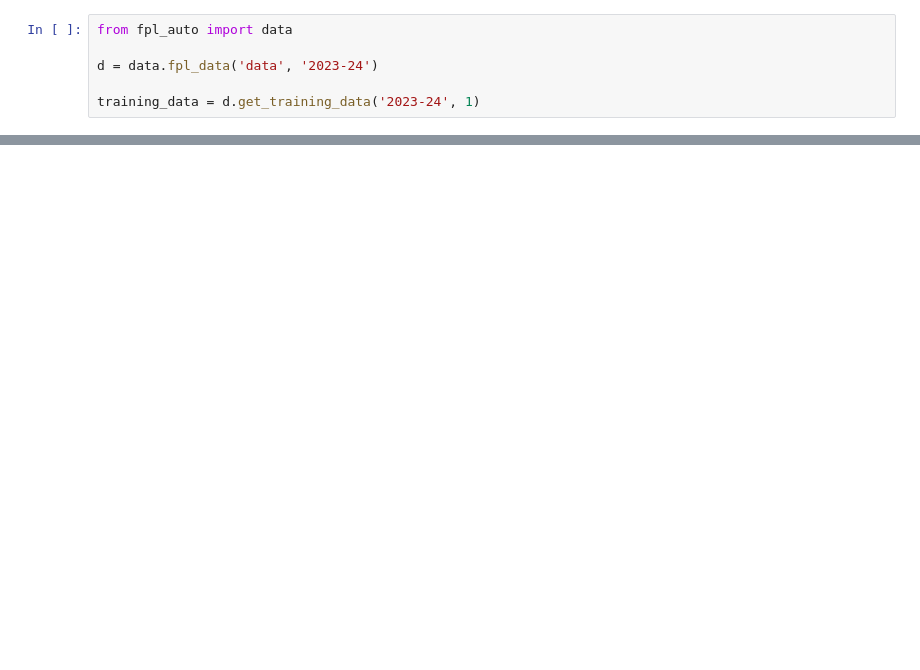
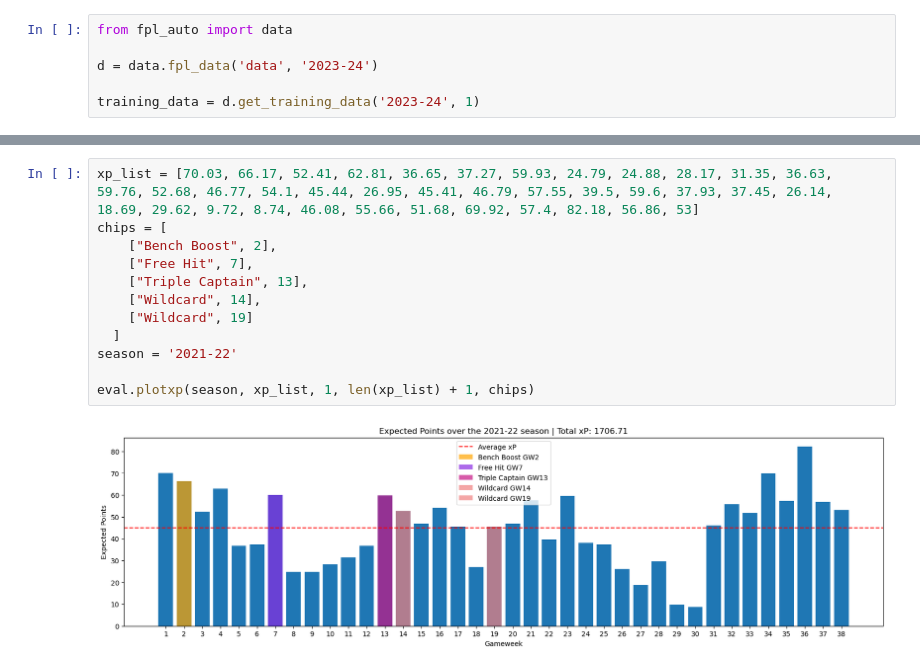
Before and after one commit to bentindal/FPL-Auto, a Jupyter notebook: experiment.ipynb, the cells around one changed output, grey strips where cells are left out. Drawn from its saved outputs; the diff is of its cells as text; blank space fills up the shorter version.

```diff
--- a/experiment.ipynb
+++ b/experiment.ipynb
@@ -234,0 +238,14 @@ eval.box_plot_by_season(points, seasons)
+# %%
+xp_list = [70.03, 66.17, 52.41, 62.81, 36.65, 37.27, 59.93, 24.79, 24.88, 28.17, 31.35, 36.63, 59.76, 52.68, 46.77, 54.1, 45.44, 26.95, 45.41, 46.79, 57.55, 39.5, 59.6, 37.93, 37.45, 26.14, 18.69, 29.62, 9.72, 8.74, 46.08, 55.66, 51.68, 69.92, 57.4, 82.18, 56.86, 53]
+chips = [
+    ["Bench Boost", 2],
+    ["Free Hit", 7],
+    ["Triple Captain", 13],
+    ["Wildcard", 14],
+    ["Wildcard", 19]
+  ]
+season = '2021-22'
+
+eval.plotxp(season, xp_list, 1, len(xp_list) + 1, chips)
+# %% [output]
+[figure, added]
```
Also changed, not shown: parts of 5 cells of this notebook, 2 other files.
